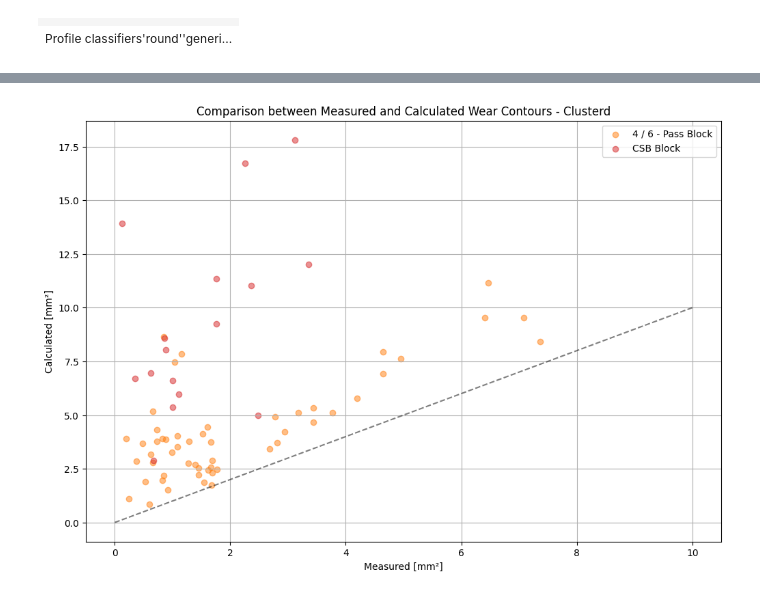
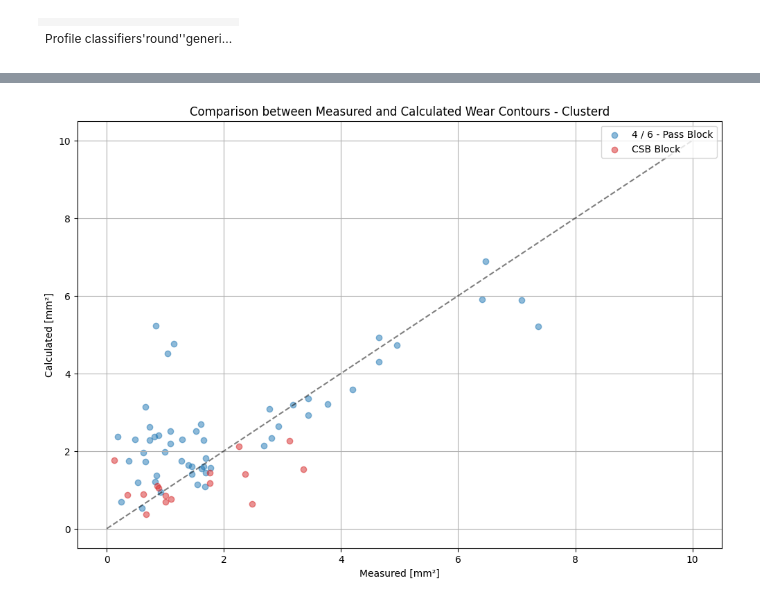
Before and after one commit to ChRen95/phd-thesis-fitting-wear-coefficient, a Jupyter notebook: coefficient_fitting.ipynb, the cells around one changed output, grey strips where cells are left out. Cells and saved outputs as stored; diff of their text form; code cells hidden in the pictures.

Commit message:
new fitting algorithm and final results

```diff
--- a/coefficient_fitting.ipynb
+++ b/coefficient_fitting.ipynb
@@ -192,8 +73,9 @@ params_cluster_fitting_4_and_6_pass.add('wear_coefficient', value=1e-5, min=1e-2
 # %%
-result_constant_cobyla = minimize(
+result_constant = minimize(
     solve_total_wear_depths_as_contour_line,
-    params_constant_cobyla,
+    params_constant,
     nan_policy='omit',
     max_nfev=100,
-    method="cobyla"
+    args=(sequences,),
+    method="nelder"
 )
@@ -280,9 +237,10 @@ print(fit_report(result_csb_block_cobyla))
 # %%
-result_constant_4_and_6_pass_block_cobyla = minimize(
+result_clusters = minimize(
     solve_total_wear_depths_as_contour_line_4_and_6_pass_block,
-    params_cluster_fitting_4_and_6_pass,
+    params_clusters,
     nan_policy='omit',
     max_nfev=100,
-    method="cobyla"
+    args=(sequences,),
+    method="nelder"
 )
 # %%
@@ -302,6 +260,6 @@ print(fit_report(result_constant_4_and_6_pass_block_cobyla))
 # %%
-measured_wear_area = []
-calculated_wear_area = []
+measured_wear_area_constant = []
+calculated_wear_area_constant = []
 
 measured_wear_area_4_pass = []
 calculated_wear_area_4_pass = []
@@ -324,19 +282,16 @@ for entry in sequences:
         for roll_pass in roll_passes:
             for label, tonnage, measured_wear_contour in zip(labels, tonnages, measured_wear_contours):
                 if roll_pass.label == label:
-                    measured_wear_area.append(calculate_area_between_contours(roll_pass.roll.contour_line, measured_wear_contour))
-                    calculated_wear_contour = calculate_wear_contour(roll_pass, result_constant_cobyla.params['wear_coefficient'].value, tonnage * 1000)
-                    calculated_wear_area.append(calculate_area_between_contours(roll_pass.roll.contour_line, calculated_wear_contour))
+                    calculated_wear_contour = calculate_wear_contour(roll_pass, result_constant.params['wear_coefficient'].value, tonnage * 1000)
+                    calculated_wear_area_constant.append(calculate_area_between_contours(roll_pass.roll.contour_line, calculated_wear_contour))
+                    measured_wear_area_constant.append(calculate_area_between_contours(roll_pass.roll.contour_line, measured_wear_contour))
                     if roll_pass.label in ["17-H", "18-V"]:
-                        calculated_wear_contour = calculate_wear_contour(roll_pass, result_4_pass_block_cobyla.params['wear_coefficient'].value, tonnage * 1000)
                         calculated_wear_area_4_pass.append(calculate_area_between_contours(roll_pass.roll.contour_line, calculated_wear_contour))
                         measured_wear_area_4_pass.append(calculate_area_between_contours(roll_pass.roll.contour_line, measured_wear_contour))
                     elif roll_pass.label in ["21-H", "22-V", "23-H", "24-V"]:
-                         calculated_wear_contour = calculate_wear_contour(roll_pass, result_6_pass_block_cobyla.params['wear_coefficient'].value, tonnage * 1000)
                          calculated_wear_area_6_pass.append(calculate_area_between_contours(roll_pass.roll.contour_line, calculated_wear_contour))
                          measured_wear_area_6_pass.append(calculate_area_between_contours(roll_pass.roll.contour_line, measured_wear_contour))
                     elif roll_pass.label in ["27-H", "28-V"]:
-                         calculated_wear_contour = calculate_wear_contour(roll_pass, result_csb_block_cobyla.params['wear_coefficient'].value, tonnage * 1000)
                          calculated_wear_area_csb.append(calculate_area_between_contours(roll_pass.roll.contour_line, calculated_wear_contour))
                          measured_wear_area_csb.append(calculate_area_between_contours(roll_pass.roll.contour_line, measured_wear_contour))
 
@@ -349,11 +304,8 @@ for entry in sequences:
         for roll_pass in roll_passes:
             for label, tonnage, measured_wear_contour in zip(labels, tonnages, measured_wear_contours):
                 if roll_pass.label == label:
-                    measured_wear_area.append(calculate_area_between_contours(roll_pass.roll.contour_line, measured_wear_contour))
-                    calculated_wear_contour = calculate_wear_contour(roll_pass, result_constant_cobyla.params['wear_coefficient'].value, tonnage * 1000)
-                    calculated_wear_area.append(calculate_area_between_contours(roll_pass.roll.contour_line, calculated_wear_contour))
                     if roll_pass.label in ["17-H", "18-V", "21-H", "22-V", "23-H", "24-V"]:
-                        calculated_wear_contour = calculate_wear_contour(roll_pass, result_constant_4_and_6_pass_block_cobyla.params['wear_coefficient'].value, tonnage * 1000)
+                        calculated_wear_contour = calculate_wear_contour(roll_pass, result_clusters.params['wear_coefficient'].value, tonnage * 1000)
                         calculated_wear_area_4_and_6_pass.append(calculate_area_between_contours(roll_pass.roll.contour_line, calculated_wear_contour))
                         measured_wear_area_4_and_6_pass.append(calculate_area_between_contours(roll_pass.roll.contour_line, measured_wear_contour))
 # %%
@@ -399,20 +351,20 @@ fig.savefig(result_dir / "fitting_results_per_block.pdf", bbox_inches='tight', d
 # %%
 fig, ax = plt.subplots(figsize=(12, 8))
 ax.set_title("Comparison between Measured and Calculated Wear Contours - Clusterd")
-ax.scatter(np.array(measured_wear_area_4_and_6_pass) * 1e6, np.array(calculated_wear_area_4_and_6_pass) * 1e6, color='C1', alpha=0.5, label="4 / 6 - Pass Block")
+ax.scatter(np.array(measured_wear_area_4_and_6_pass) * 1e6, np.array(calculated_wear_area_4_and_6_pass) * 1e6, color='C0', alpha=0.5, label="4 / 6 - Pass Block")
 ax.scatter(np.array(measured_wear_area_csb) * 1e6, np.array(calculated_wear_area_csb) * 1e6, color='C3', alpha=0.5, label="CSB Block")
 ax.plot(np.linspace(0, 10, 10), np.linspace(0, 10, 10), alpha=0.5, ls='--', color='black')
 ax.grid()
 ax.set_ylabel("Calculated [mm²]")
 ax.set_xlabel("Measured [mm²]")
 
 handels, labels = ax.get_legend_handles_labels()
 unique_legends = dict(zip(labels, handels))
 ax.legend(
     unique_legends.values(), unique_legends.keys(),
     loc="upper right"
 )
 
 fig.savefig(result_dir / "fitting_results_for_clustering.pdf", bbox_inches='tight', dpi=300)
 # %% [output]
-[figure, old version]
+[figure, new version]
```
Also changed, not shown: parts of 14 cells of this notebook, 8 other files.
